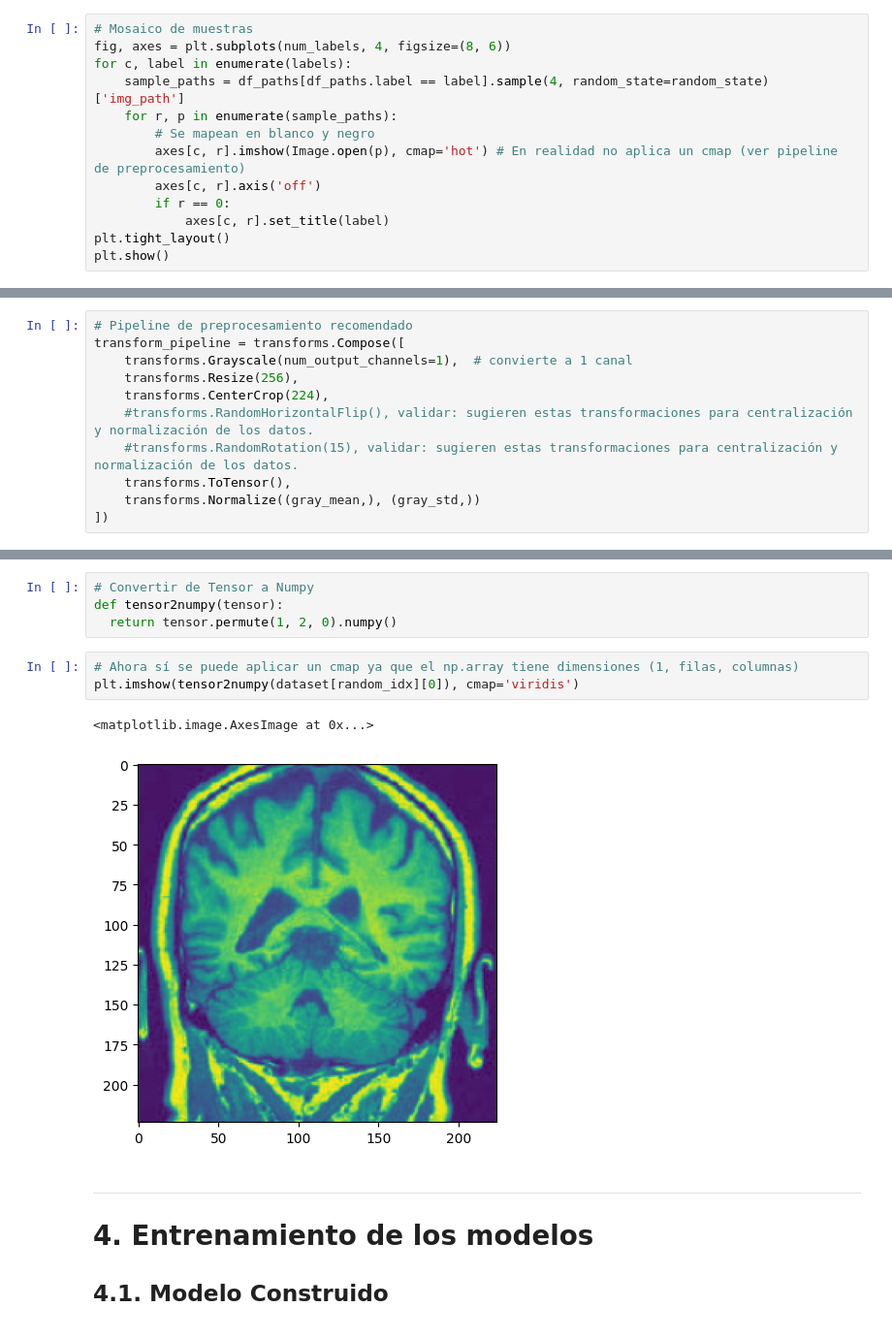
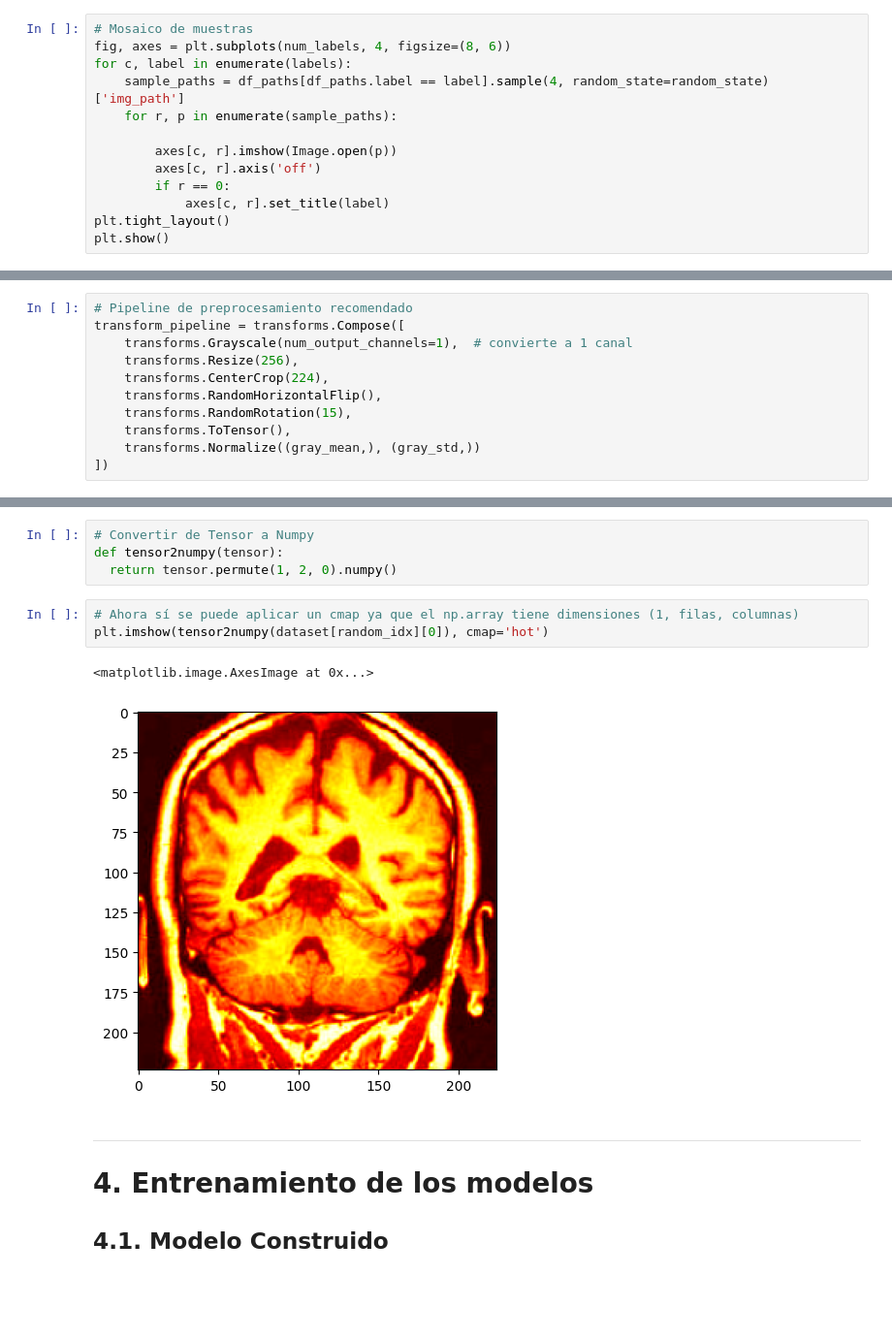
Before and after one commit to Jorbnc/MAIA-DL, a Jupyter notebook: Mini_Proyecto_1_DL.ipynb, the cells around one changed output, grey strips where cells are left out. Shown: that part at 97% size. Cells and saved outputs as stored; diff of their text form; blank space fills up the shorter version.

```diff
--- a/Mini_Proyecto_1_DL.ipynb
+++ b/Mini_Proyecto_1_DL.ipynb
@@ -234,8 +253,8 @@ fig, axes = plt.subplots(num_labels, 4, figsize=(8, 6))
 for c, label in enumerate(labels):
     sample_paths = df_paths[df_paths.label == label].sample(4, random_state=random_state)['img_path']
     for r, p in enumerate(sample_paths):
-        # Se mapean en blanco y negro
-        axes[c, r].imshow(Image.open(p), cmap='hot') # En realidad no aplica un cmap (ver pipeline de preprocesamiento)
+
+        axes[c, r].imshow(Image.open(p))
         axes[c, r].axis('off')
         if r == 0:
             axes[c, r].set_title(label)
@@ -452,8 +471,8 @@ transform_pipeline = transforms.Compose([
     transforms.Grayscale(num_output_channels=1),  # convierte a 1 canal
     transforms.Resize(256),
     transforms.CenterCrop(224),
-    #transforms.RandomHorizontalFlip(), validar: sugieren estas transformaciones para centralización y normalización de los datos.
-    #transforms.RandomRotation(15), validar: sugieren estas transformaciones para centralización y normalización de los datos.
+    transforms.RandomHorizontalFlip(),
+    transforms.RandomRotation(15),
     transforms.ToTensor(),
     transforms.Normalize((gray_mean,), (gray_std,))
 ])
@@ -517,10 +542,10 @@ def tensor2numpy(tensor):
   return tensor.permute(1, 2, 0).numpy()
 # %%
 # Ahora sí se puede aplicar un cmap ya que el np.array tiene dimensiones (1, filas, columnas)
-plt.imshow(tensor2numpy(dataset[random_idx][0]), cmap='viridis')
+plt.imshow(tensor2numpy(dataset[random_idx][0]), cmap='hot')
 # %% [output]
 <matplotlib.image.AxesImage at 0x...>
-[figure, old version]
+[figure, new version]
 # %% [markdown]
 ***
 
```
Also changed, not shown: parts of 9 cells of this notebook.
